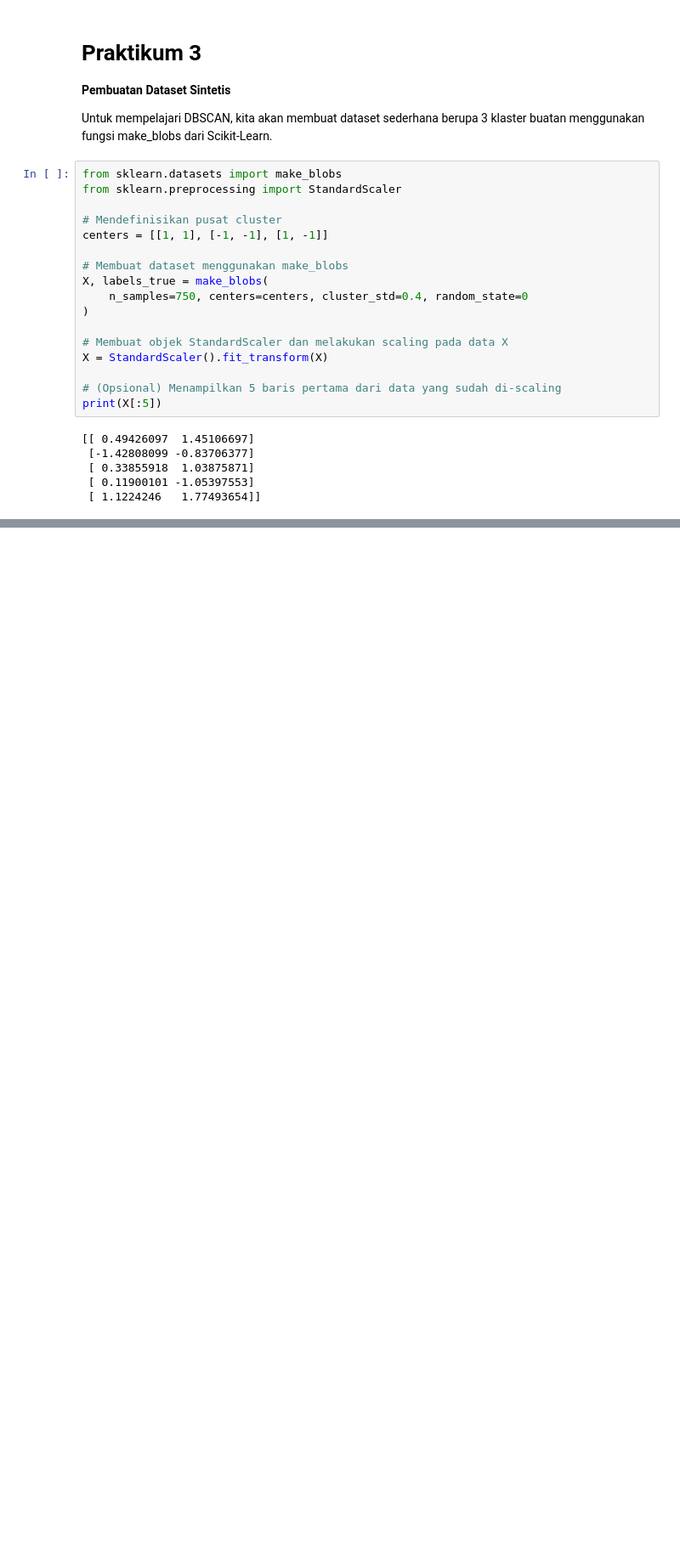
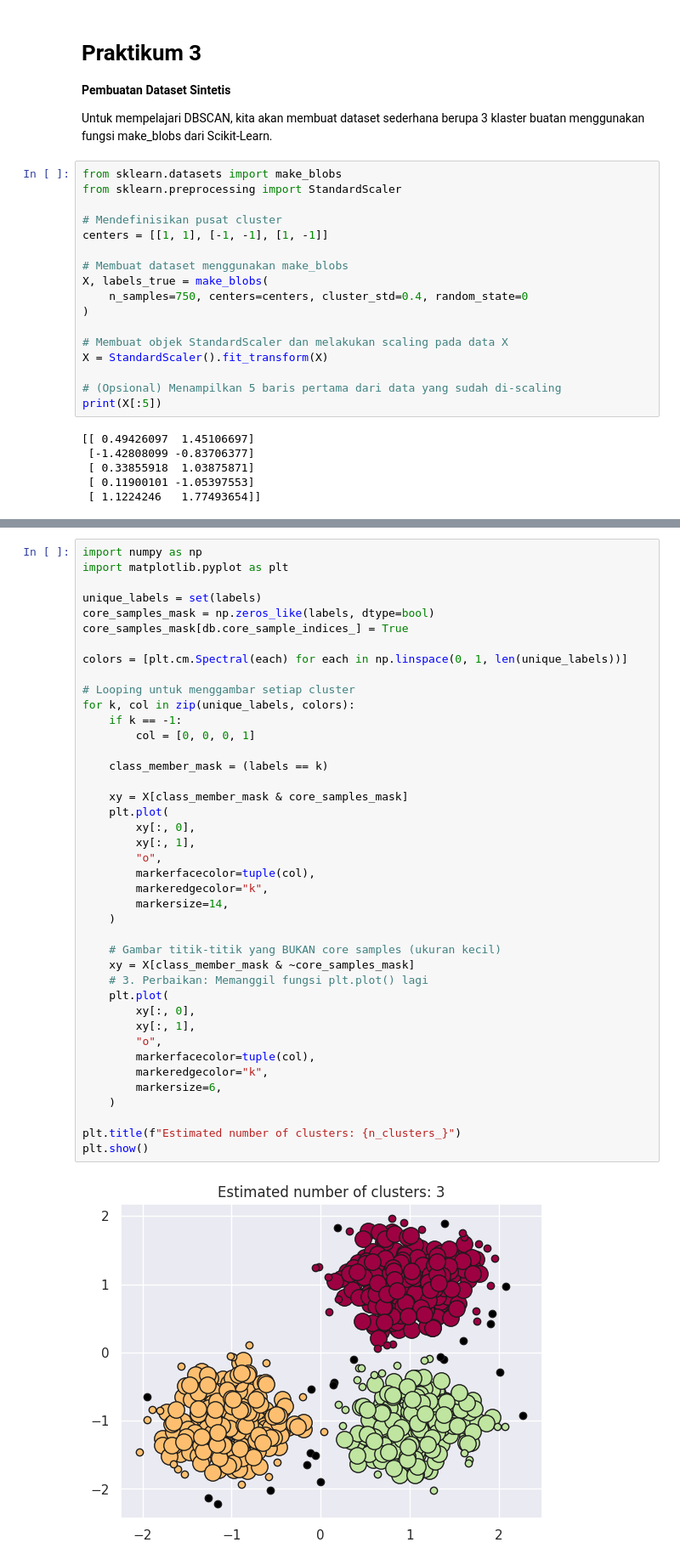
Before and after one commit to Ericharw/Machine_Learning, a Jupyter notebook: JS04_2341720202_Ericha Rizki W.ipynb, the cells around one changed output, grey strips where cells are left out. Shown at 85% size. Drawn from its saved outputs; the diff is of its cells as text; blank space fills up the shorter version.

```diff
--- a/JS04_2341720202_Ericha Rizki W.ipynb
+++ b/JS04_2341720202_Ericha Rizki W.ipynb
@@ -402,0 +468,43 @@ plt.show()
+# %%
+import numpy as np
+import matplotlib.pyplot as plt
+
+unique_labels = set(labels)
+core_samples_mask = np.zeros_like(labels, dtype=bool)
+core_samples_mask[db.core_sample_indices_] = True
+
+colors = [plt.cm.Spectral(each) for each in np.linspace(0, 1, len(unique_labels))]
+
+# Looping untuk menggambar setiap cluster
+for k, col in zip(unique_labels, colors):
+    if k == -1:
+        col = [0, 0, 0, 1]
+
+    class_member_mask = (labels == k)
+
+    xy = X[class_member_mask & core_samples_mask]
+    plt.plot(
+        xy[:, 0],
+        xy[:, 1],
+        "o",
+        markerfacecolor=tuple(col),
+        markeredgecolor="k",
+        markersize=14,
+    )
+
+    # Gambar titik-titik yang BUKAN core samples (ukuran kecil)
+    xy = X[class_member_mask & ~core_samples_mask]
+    # 3. Perbaikan: Memanggil fungsi plt.plot() lagi
+    plt.plot(
+        xy[:, 0],
+        xy[:, 1],
+        "o",
+        markerfacecolor=tuple(col),
+        markeredgecolor="k",
+        markersize=6,
+    )
+
+plt.title(f"Estimated number of clusters: {n_clusters_}")
+plt.show()
+# %% [output]
+[figure, added]
```
Also changed, not shown: parts of 10 cells of this notebook.
